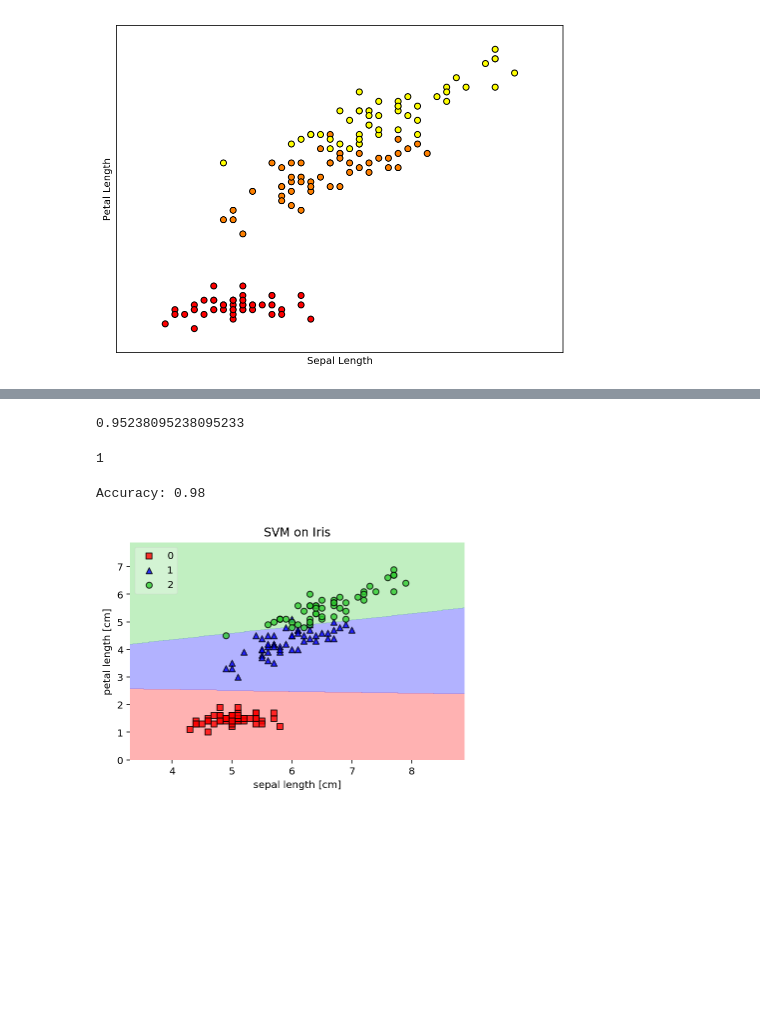
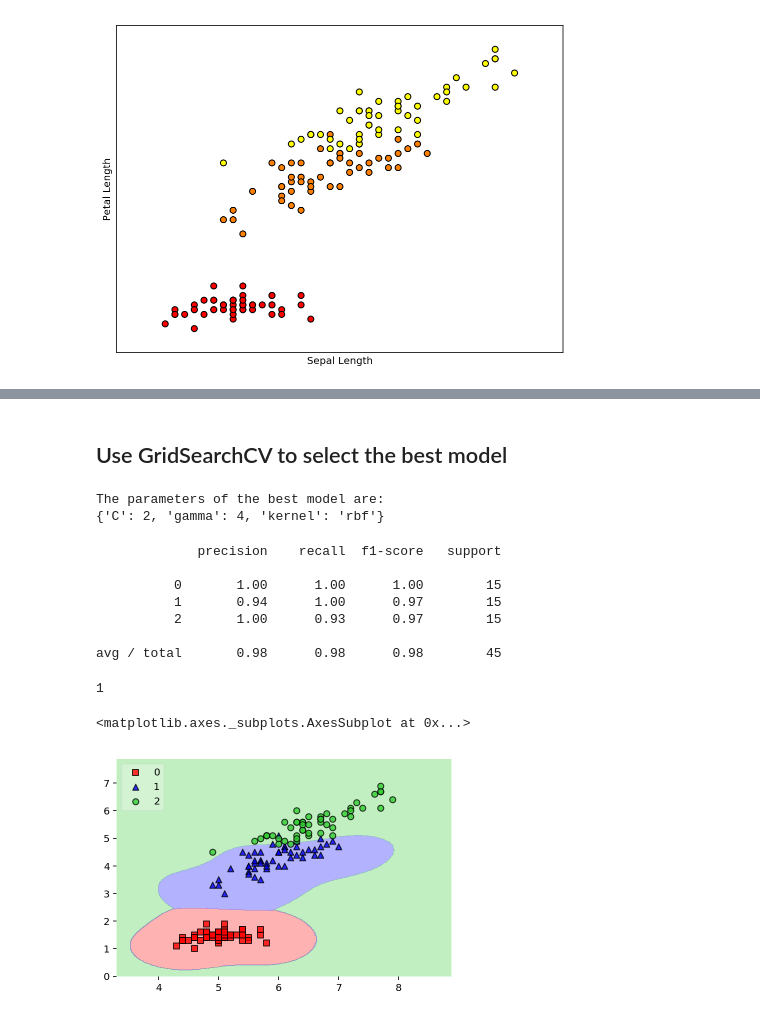
Before and after one commit to LunaYogada/452_machine_learning, a Jupyter notebook: plot_iris_dataset.ipynb, the cells around one changed output, grey strips where cells are left out. Drawn from its saved outputs; the diff is of its cells as text; code cells hidden in the pictures; blank space fills up the shorter version.

Commit message:
Use GridSearch CV to select the best parameter

```diff
--- a/plot_iris_dataset.ipynb
+++ b/plot_iris_dataset.ipynb
@@ -74,6 +108,6 @@ plt.show()
 # %% [output]
 [figure]
 # %%
-X = df.loc[:, [0,2]]
-y = df[5]
+X = iris.data[:, [0, 2]]
+y = iris.target
 # %%
@@ -103,36 +139,37 @@ sc = StandardScaler()
 sc.fit(X_train)
 X_train_std = sc.transform(X_train)
 X_test_std = sc.transform(X_test)
-# %%
-model = SVC(kernel='linear', random_state=1, gamma=0.10, C=10.0)
-model.fit(X_train_std, y_train)
-model.score(X_train_std, y_train)
-# %% [output]
-0.95238095238095233
+# %% [markdown]
+## Use GridSearchCV to select the best model
+# %%
+svr = svm.SVC()
+parameters = {'kernel':('linear', 'rbf'), 'C':[1, 2, 4, 6,8,10], 'gamma':[0.125, 0.25, 0.5 ,1, 2, 4]}
+clf = GridSearchCV(svr, parameters, n_jobs=-1)
+clf.fit(X_train_std, y_train)
+cv_result = pd.DataFrame.from_dict(clf.cv_results_)
+with open('cv_result.csv','w') as f:
+    cv_result.to_csv(f)
+print('The parameters of the best model are: ')
+print(clf.best_params_)
+# %% [output]
+The parameters of the best model are:
+{'C': 2, 'gamma': 4, 'kernel': 'rbf'}
 # %%
-y_pred = model.predict(X_test_std)
+y_pred = clf.predict(X_test_std)
+print(classification_report(y_true=y_test, y_pred=y_pred))
 (y_test!=y_pred).sum()
 # %% [output]
-1
+             precision    recall  f1-score   support
+
+          0       1.00      1.00      1.00        15
+          1       0.94      1.00      0.97        15
+          2       1.00      0.93      0.97        15
+
+avg / total       0.98      0.98      0.98        45
+1
-# %%
-from sklearn.metrics import accuracy_score
-print('Accuracy: %.2f' % accuracy_score(y_test, y_pred))
-# %% [output]
-Accuracy: 0.98
-# %%
-iris = datasets.load_iris()
-X = iris.data[:, [0, 2]]
-y = iris.target
-
-svm = SVC(C=0.5, kernel='linear')
-svm.fit(X, y)
-
-plot_decision_regions(X, y, clf=svm,
-                      res=0.02, legend=2)
-
-plt.xlabel('sepal length [cm]')
-plt.ylabel('petal length [cm]')
-plt.title('SVM on Iris')
-plt.show()
-# %% [output]
-[figure, removed]
+# %%
+clf.fit(X, y)
+plot_decision_regions(X=X, y=y, clf=clf, legend=2)
+# %% [output]
+<matplotlib.axes._subplots.AxesSubplot at 0x...>
+[figure, added]
```
Also changed, not shown: parts of 7 cells of this notebook.
